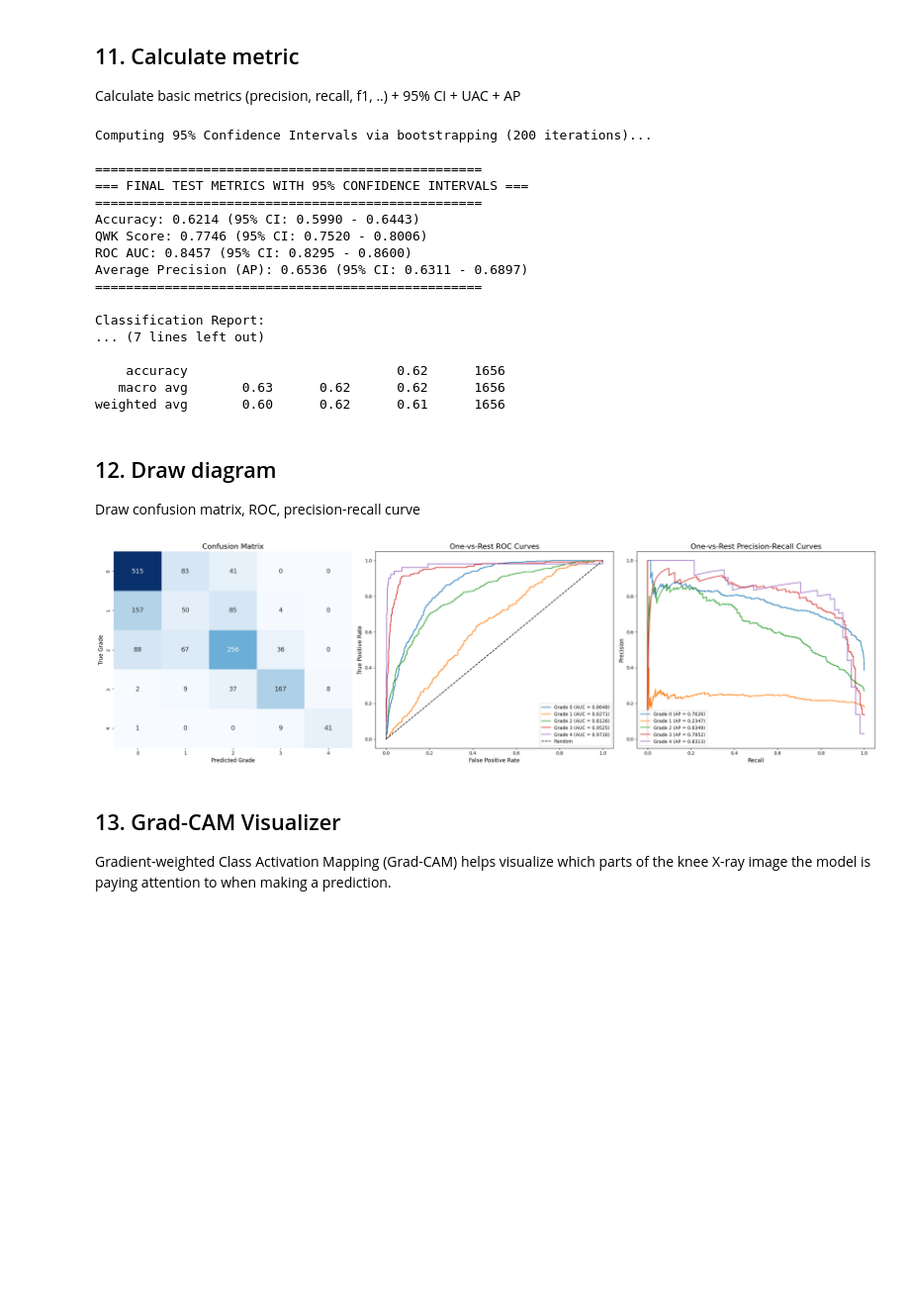
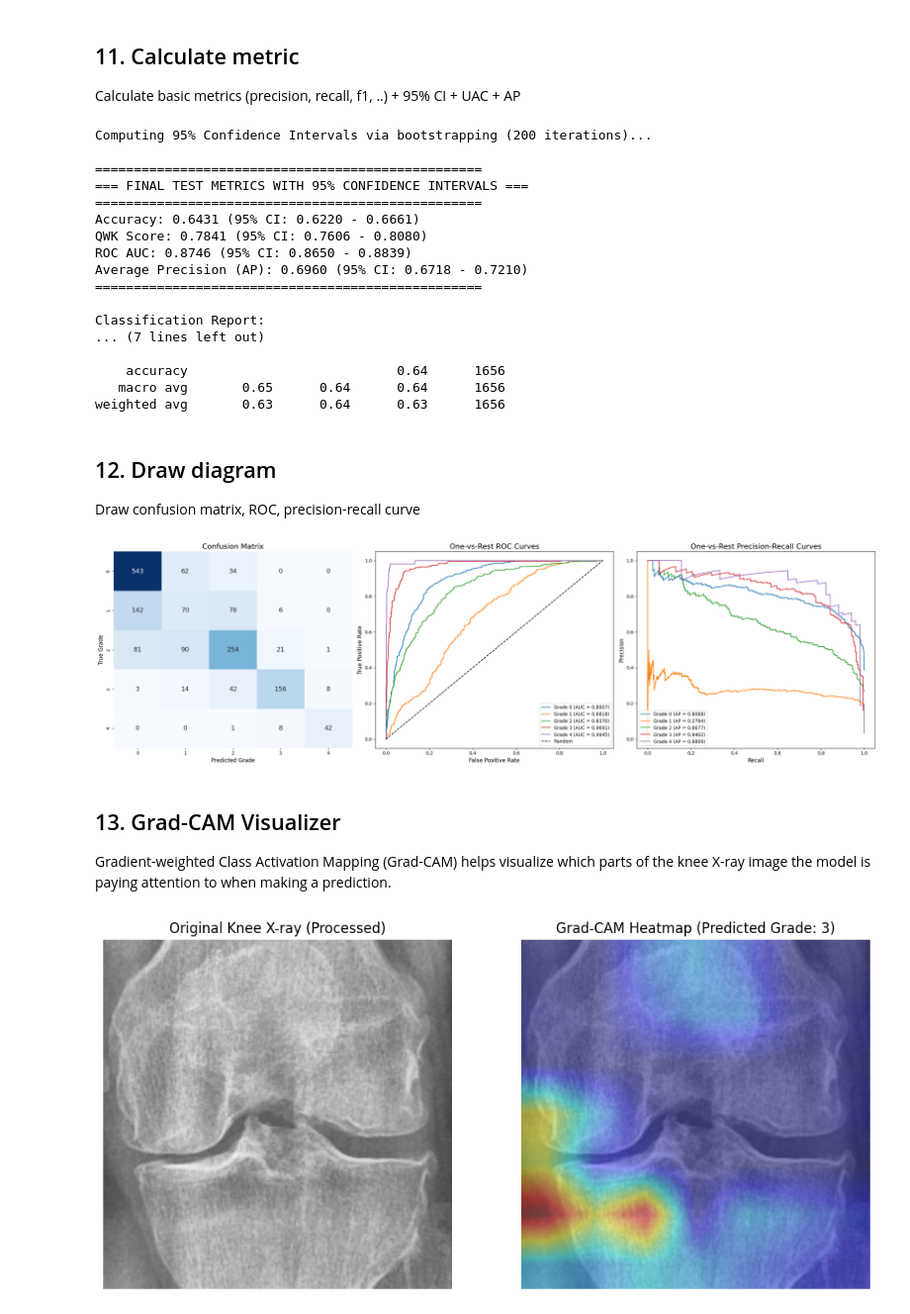
Before and after one commit to mkai-xlab/mkaix.healthsynml, a Jupyter notebook: notebooks/dense_net_201.ipynb, the cells around one changed output. Shown at 99% size. Drawn from its saved outputs; the diff is of its cells as text; code cells hidden in the pictures; blank space fills up the shorter version.

Commit message:
update model densetnet201 - remove forcal corn loss

```diff
--- a/notebooks/dense_net_201.ipynb
+++ b/notebooks/dense_net_201.ipynb
@@ -96,7 +96,7 @@ class TrainingConfig:
     seed = 42
 
     # Imbalance Handling Options
-    use_balanced_sampler = True       # True/False (WeightedRandomSampler for train split)
+    use_balanced_sampler = False       # True/False (WeightedRandomSampler for train split)
     use_minority_aug = True           # True/False (Stronger augmentations for Grade 3 & 4)
 
     # Early Stopping Options
@@ -133,12 +133,12 @@ class TrainingConfig:
     # Options: "ce" (Cross-Entropy), "corn" (Conditional Ordinal), "coral" (Rank Ordinal), "focal_corn" (Focal CORN)
     loss_stage1 = "corn"
     loss_stage2 = "corn"
-    loss_stage3 = "focal_corn"
+    loss_stage3 = "corn"
     loss_standard = "ce"              # Used only if training_pipeline is "standard"
 
     # Learning Rate Schedulers
     # Options: "cosine" (CosineAnnealingLR), "step" (StepLR), "plateau" (ReduceLROnPlateau), "none"
-    scheduler_stage2 = "none"
+    scheduler_stage2 = "cosine"
     scheduler_stage3 = "cosine"
     scheduler_standard = "cosine"
 
@@ -208,7 +208,7 @@ class TrainingConfig:
     seed = 42
 
     # Imbalance Handling Options
-    use_balanced_sampler = True       # True/False (WeightedRandomSampler for train split)
+    use_balanced_sampler = False       # True/False (WeightedRandomSampler for train split)
     use_minority_aug = True           # True/False (Stronger augmentations for Grade 3 & 4)
 
     # Training Stage & Freezing Options
@@ -237,12 +237,12 @@ class TrainingConfig:
     # Options: "ce" (Cross-Entropy), "corn" (Conditional Ordinal), "coral" (Rank Ordinal), "focal_corn" (Focal CORN)
     loss_stage1 = "corn"
     loss_stage2 = "corn"
-    loss_stage3 = "focal_corn"
+    loss_stage3 = "corn"
     loss_standard = "ce"              # Used only if training_pipeline is "standard"
 
     # Learning Rate Schedulers
     # Options: "cosine" (CosineAnnealingLR), "step" (StepLR), "plateau" (ReduceLROnPlateau), "none"
-    scheduler_stage2 = "none"
+    scheduler_stage2 = "cosine"
     scheduler_stage3 = "cosine"
     scheduler_standard = "cosine"
 
@@ -621,7 +623,7 @@ def coral_label_from_logits(logits):
     predicted = (probs > 0.5).sum(dim=1)
     return predicted
 
-def corn_loss(logits, y_train, num_classes=5):
+def corn_loss(logits, y_train, num_classes=5, task_weights=[1.0, 1.2, 2.0, 3.5]):
     loss = 0.0
     num_tasks = num_classes - 1
     for k in range(num_tasks):
@@ -630,7 +632,9 @@ def corn_loss(logits, y_train, num_classes=5):
             continue
         logits_k = logits[mask, k]
         targets_k = (y_train[mask] > k).float()
-        loss += F.binary_cross_entropy_with_logits(logits_k, targets_k)
+        # Apply task-specific weight to balance gradients for minority classes
+        w_k = task_weights[k] if k < len(task_weights) else 1.0
+        loss += w_k * F.binary_cross_entropy_with_logits(logits_k, targets_k)
     return loss / num_tasks
 
 def focal_corn_loss(logits, y_train, num_classes=5, gamma=2.0, alpha=0.25):
@@ -708,6 +712,7 @@ class DenseNet201Model(nn.Module):
             loss = criterion(outputs, labels)
 
             loss.backward()
+            torch.nn.utils.clip_grad_norm_(self.parameters(), max_norm=1.0)
             optimizer.step()
 
             running_loss += loss.item() * images.size(0)
@@ -1441,18 +1522,18 @@ Computing 95% Confidence Intervals via bootstrapping (200 iterations)...
 ==================================================
 === FINAL TEST METRICS WITH 95% CONFIDENCE INTERVALS ===
 ==================================================
-Accuracy: 0.6214 (95% CI: 0.5990 - 0.6443)
-QWK Score: 0.7746 (95% CI: 0.7520 - 0.8006)
-ROC AUC: 0.8457 (95% CI: 0.8295 - 0.8600)
-Average Precision (AP): 0.6536 (95% CI: 0.6311 - 0.6897)
+Accuracy: 0.6431 (95% CI: 0.6220 - 0.6661)
+QWK Score: 0.7841 (95% CI: 0.7606 - 0.8080)
+ROC AUC: 0.8746 (95% CI: 0.8650 - 0.8839)
+Average Precision (AP): 0.6960 (95% CI: 0.6718 - 0.7210)
 ==================================================
 
 Classification Report:
 ... (7 lines left out)
 
-    accuracy                           0.62      1656
-   macro avg       0.63      0.62      0.62      1656
-weighted avg       0.60      0.62      0.61      1656
+    accuracy                           0.64      1656
+   macro avg       0.65      0.64      0.64      1656
+weighted avg       0.63      0.64      0.63      1656
 # %% [markdown]
 ## 12. Draw diagram
 Draw confusion matrix, ROC, precision-recall curve
@@ -1507,7 +1588,7 @@ plt.legend(loc="lower left")
 plt.tight_layout()
 plt.show()
 # %% [output]
-[figure, old version]
+[figure, new version]
 # %% [markdown]
 ## 13. Grad-CAM Visualizer
 Gradient-weighted Class Activation Mapping (Grad-CAM) helps visualize which parts of the knee X-ray image the model is paying attention to when making a prediction.
@@ -1593,32 +1674,34 @@ def show_gradcam(image_path, model, target_layer, transform):
     gradcam = GradCAM(model, target_layer)
     cam, class_idx = gradcam(tensor)
     gradcam.remove_hooks()
 
     # Create colormap overlay
     heatmap = cv2.applyColorMap(np.uint8(255 * cam), cv2.COLORMAP_JET)
     heatmap = cv2.cvtColor(heatmap, cv2.COLOR_BGR2RGB)
 
     alpha = 0.4
     overlay = cv2.addWeighted(img_resized, 1 - alpha, heatmap, alpha, 0)
 
     # Plot side-by-side
     plt.figure(figsize=(12, 6))
     plt.subplot(1, 2, 1)
     plt.title("Original Knee X-ray (Processed)")
     plt.imshow(img_resized)
     plt.axis('off')
 
     plt.subplot(1, 2, 2)
     plt.title(f"Grad-CAM Heatmap (Predicted Grade: {class_idx})")
     plt.imshow(overlay)
     plt.axis('off')
 
     plt.show()
 
 # Specify the last convolutional layer of DenseNet-201 for target
 # In timm's densenet201, this corresponds to model.model.features.norm5
 target_layer = model.model.features.norm5
 
 # Example usage (uncomment and replace with your image path):
-# example_image_path = "/content/Datasets/kaggle_knee_osteoarthritis/test/4/9003887R.png"
-# show_gradcam(example_image_path, model, target_layer, val_transform)
+example_image_path = "/content/Datasets/kaggle_knee_osteoarthritis/test/3/9055836L.png"
+show_gradcam(example_image_path, model, target_layer, val_transform)
+# %% [output]
+[figure, added]
```
Also changed, not shown: parts of 7 cells of this notebook, 45 other files.
